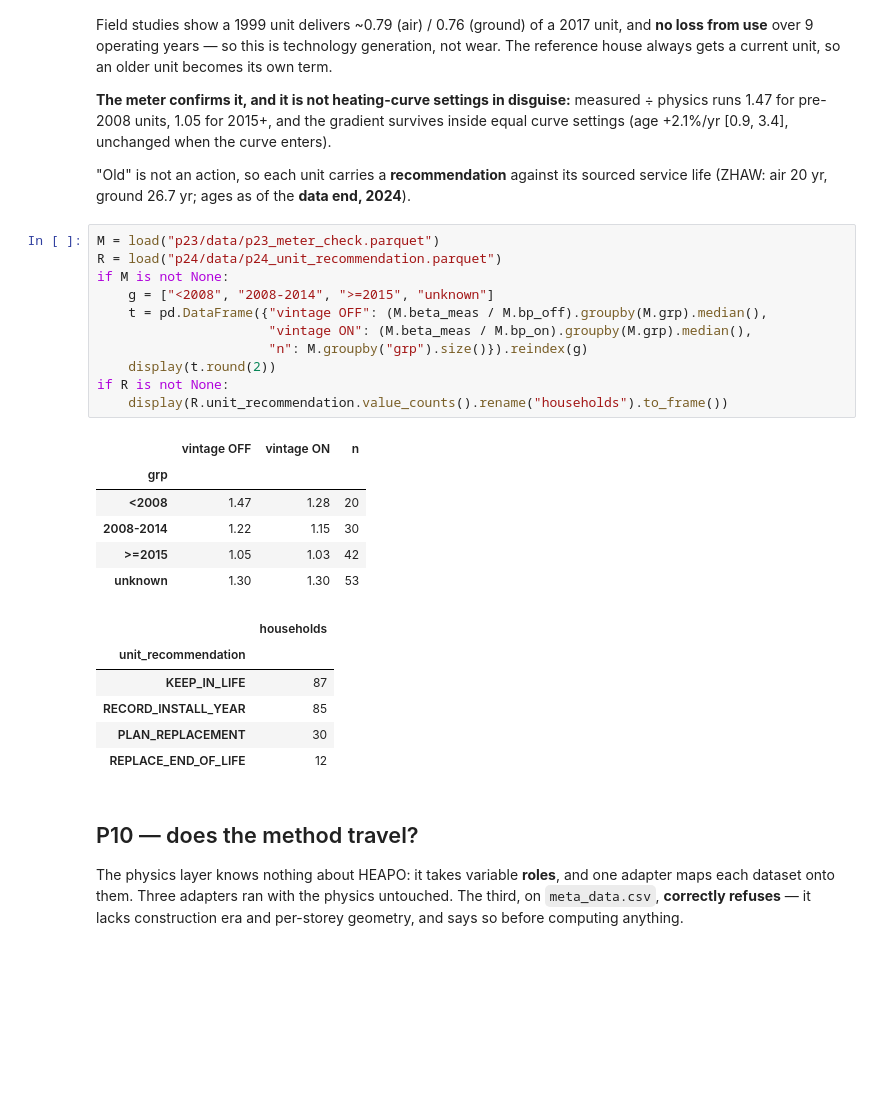
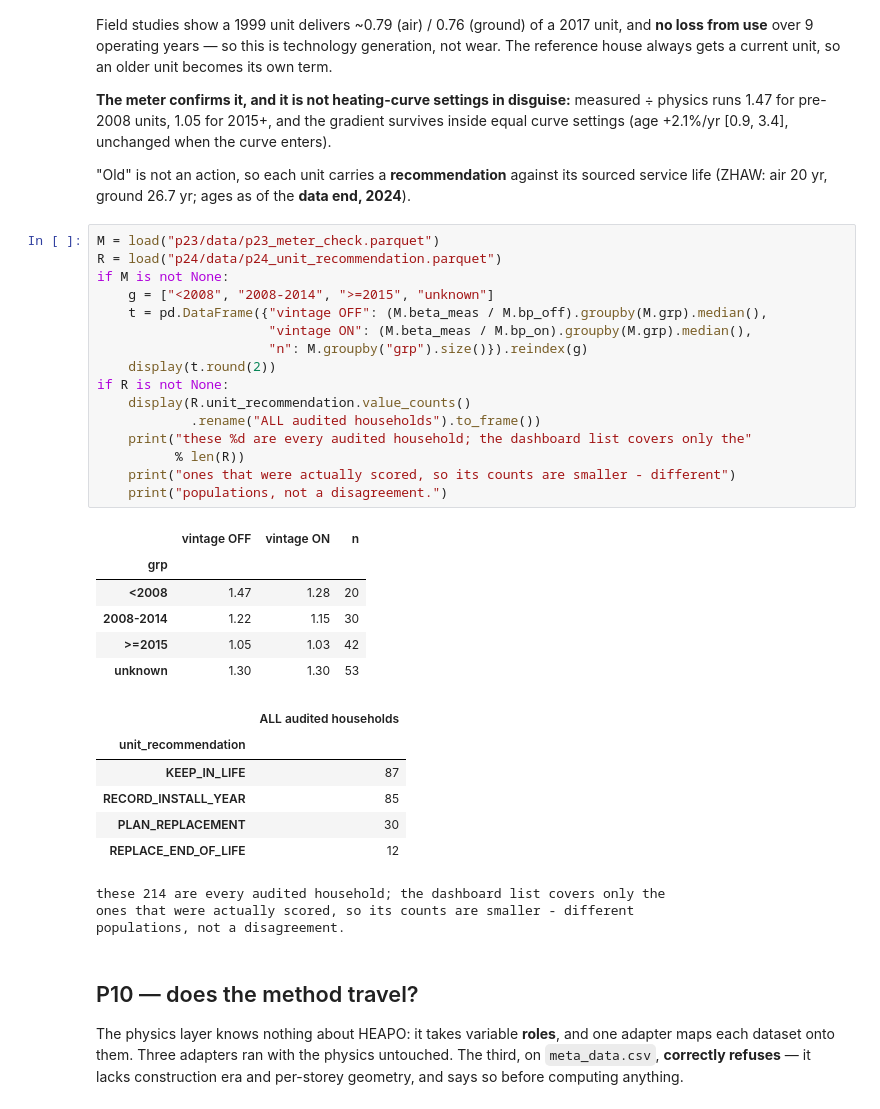
Before and after one commit to Likimi20/heapo-physical-baseline, a Jupyter notebook: outputs/deliverable/DELIVERABLE_physical_baseline.ipynb, the cells around one changed output. Cells and saved outputs as stored; diff of their text form; blank space fills up the shorter version.

```diff
--- a/outputs/deliverable/DELIVERABLE_physical_baseline.ipynb
+++ b/outputs/deliverable/DELIVERABLE_physical_baseline.ipynb
@@ -197,27 +197,35 @@ service life (ZHAW: air 20 yr, ground 26.7 yr; ages as of the **data end, 2024**
 # %%
 M = load("p23/data/p23_meter_check.parquet")
 R = load("p24/data/p24_unit_recommendation.parquet")
 if M is not None:
     g = ["<2008", "2008-2014", ">=2015", "unknown"]
     t = pd.DataFrame({"vintage OFF": (M.beta_meas / M.bp_off).groupby(M.grp).median(),
                       "vintage ON": (M.beta_meas / M.bp_on).groupby(M.grp).median(),
                       "n": M.groupby("grp").size()}).reindex(g)
     display(t.round(2))
 if R is not None:
-    display(R.unit_recommendation.value_counts().rename("households").to_frame())
+    display(R.unit_recommendation.value_counts()
+            .rename("ALL audited households").to_frame())
+    print("these %d are every audited household; the dashboard list covers only the"
+          % len(R))
+    print("ones that were actually scored, so its counts are smaller - different")
+    print("populations, not a disagreement.")
 # %% [output]
 |  | vintage OFF | vintage ON | n |
 | grp |  |  |  |
 | <2008 | 1.47 | 1.28 | 20 |
 | 2008-2014 | 1.22 | 1.15 | 30 |
 | >=2015 | 1.05 | 1.03 | 42 |
 | unknown | 1.30 | 1.30 | 53 |
-|  | households |
+|  | ALL audited households |
 | unit_recommendation |  |
 | KEEP_IN_LIFE | 87 |
 | RECORD_INSTALL_YEAR | 85 |
 | PLAN_REPLACEMENT | 30 |
 | REPLACE_END_OF_LIFE | 12 |
+these 214 are every audited household; the dashboard list covers only the
+ones that were actually scored, so its counts are smaller - different
+populations, not a disagreement.
 # %% [markdown]
 ## P10 — does the method travel?
 
```
Also changed, not shown: parts of 1 cell of this notebook, 5 other files.
